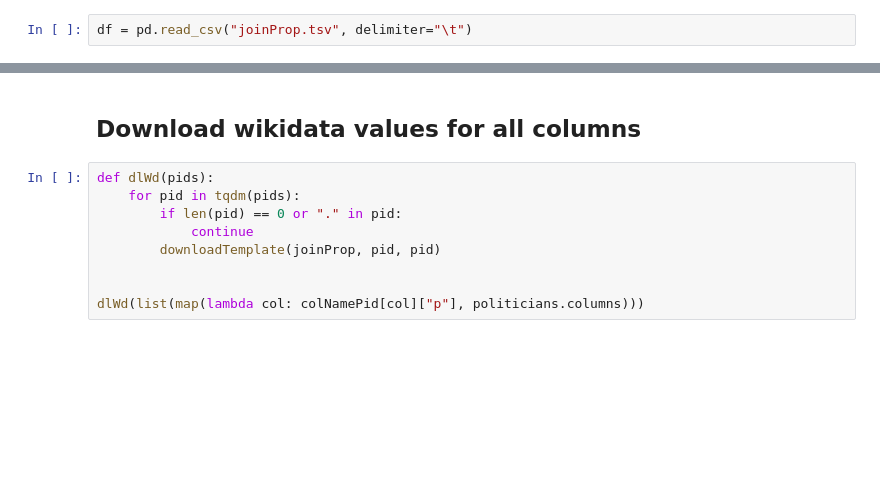
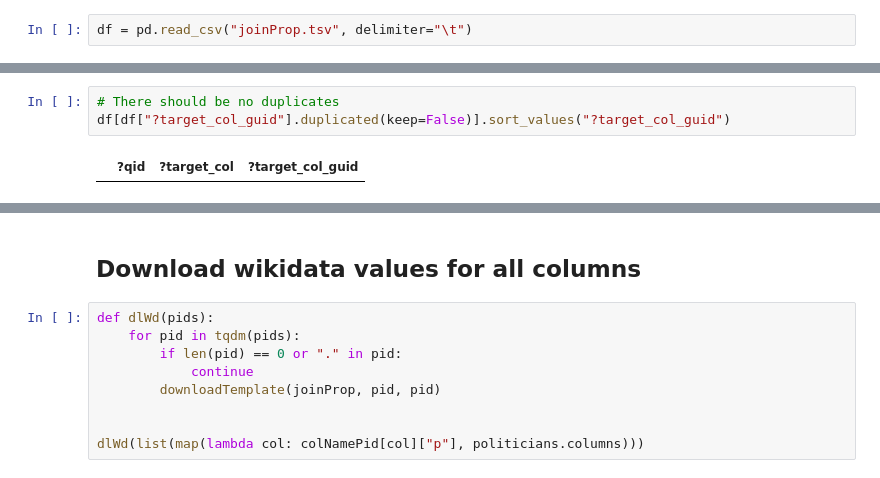
Before and after one commit to funblaster22/Wikidata-Purdue-Data-Mine, a Jupyter notebook: MismatchGeneration/politicians/politicians.ipynb, the cells around one changed output, grey strips where cells are left out. Cells and saved outputs as stored; diff of their text form; blank space fills up the shorter version.

```diff
--- a/MismatchGeneration/politicians/politicians.ipynb
+++ b/MismatchGeneration/politicians/politicians.ipynb
@@ -249,3 +253,8 @@ df[df["?qid"] == "Q482827"]
+# %%
+# There should be no duplicates
+df[df["?target_col_guid"].duplicated(keep=False)].sort_values("?target_col_guid")
+# %% [output]
+|  | ?qid | ?target_col | ?target_col_guid |
 # %%
 # There should be no duplicates here
 labels = pd.read_csv("labels.tsv", delimiter="\t")
```
Also changed, not shown: parts of 9 cells of this notebook, 24 other files.
